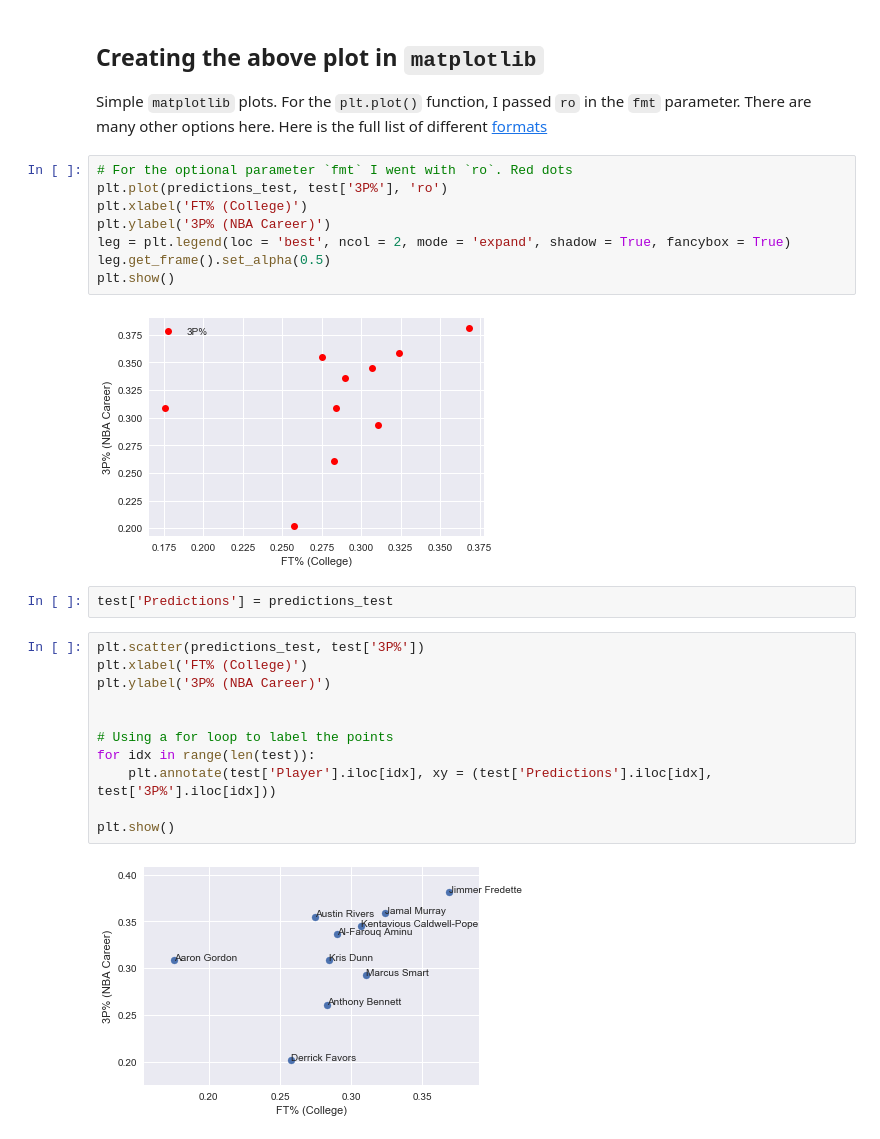
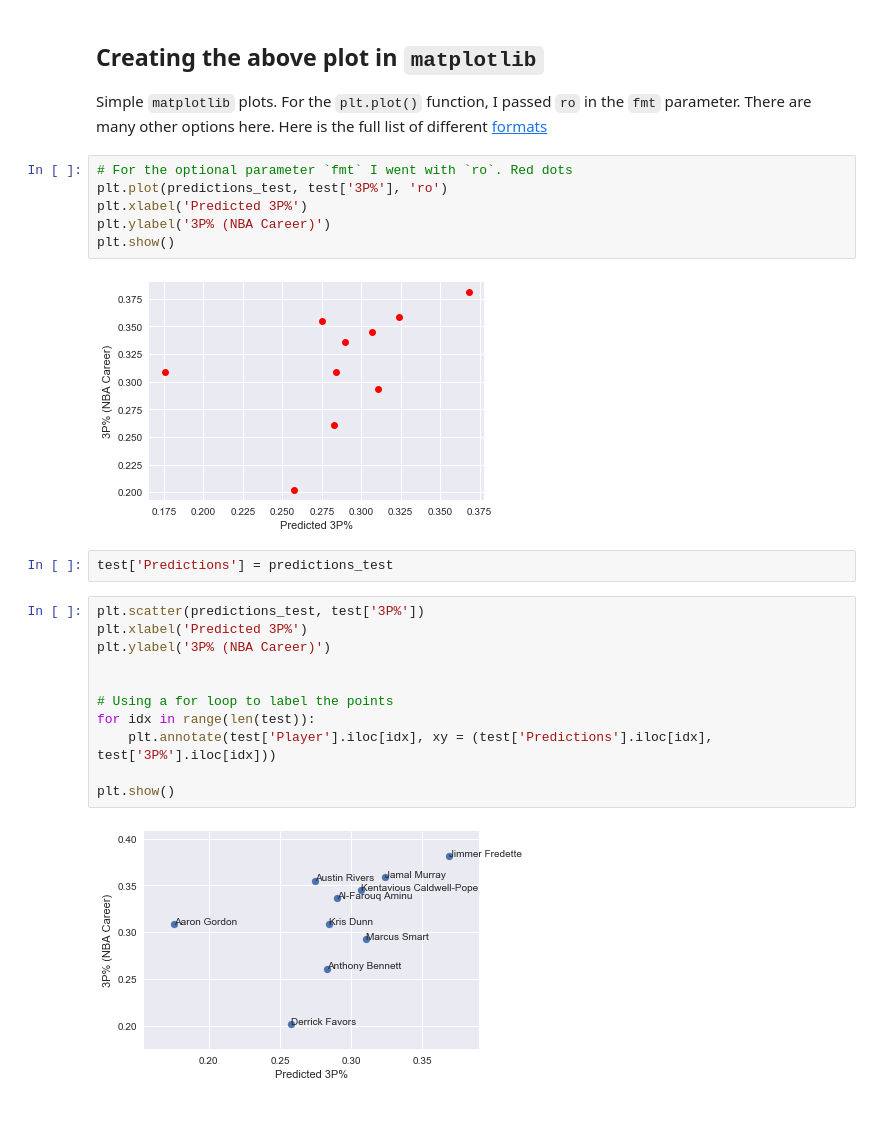
Before and after one commit to hashimg/Sports-Analytics, a Jupyter notebook: college_shooting/College Shooting.ipynb, the cells around one changed output. Cells and saved outputs as stored; diff of their text form.

```diff
--- a/college_shooting/College Shooting.ipynb
+++ b/college_shooting/College Shooting.ipynb
@@ -411,18 +411,16 @@ Simple `matplotlib` plots. For the `plt.plot()` function, I passed `ro` in the `
 # %%
 # For the optional parameter `fmt` I went with `ro`. Red dots
 plt.plot(predictions_test, test['3P%'], 'ro')
-plt.xlabel('FT% (College)')
+plt.xlabel('Predicted 3P%')
 plt.ylabel('3P% (NBA Career)')
-leg = plt.legend(loc = 'best', ncol = 2, mode = 'expand', shadow = True, fancybox = True)
-leg.get_frame().set_alpha(0.5)
 plt.show()
 # %% [output]
-[figure, old version]
+[figure, new version]
 # %%
 test['Predictions'] = predictions_test
 # %%
 plt.scatter(predictions_test, test['3P%'])
-plt.xlabel('FT% (College)')
+plt.xlabel('Predicted 3P%')
 plt.ylabel('3P% (NBA Career)')
 
 
@@ -432,4 +430,4 @@ for idx in range(len(test)):
 
 plt.show()
 # %% [output]
-[figure, old version]
+[figure, new version]
```
